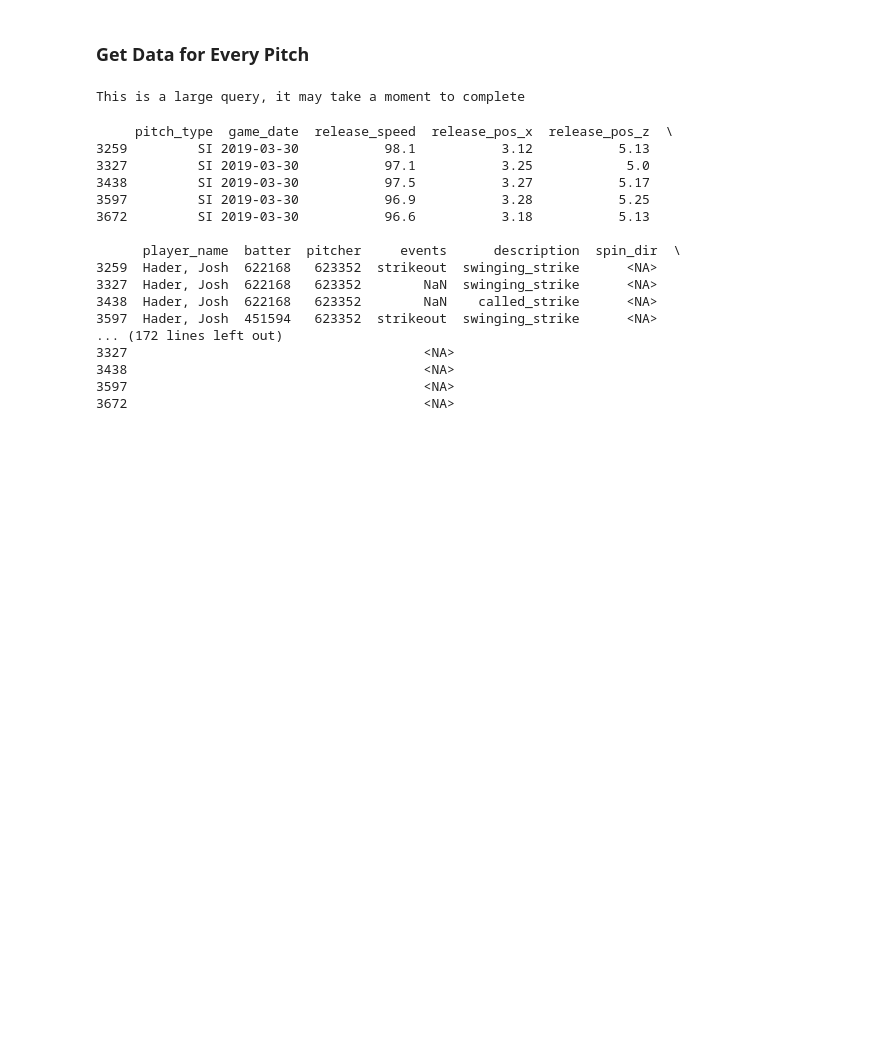
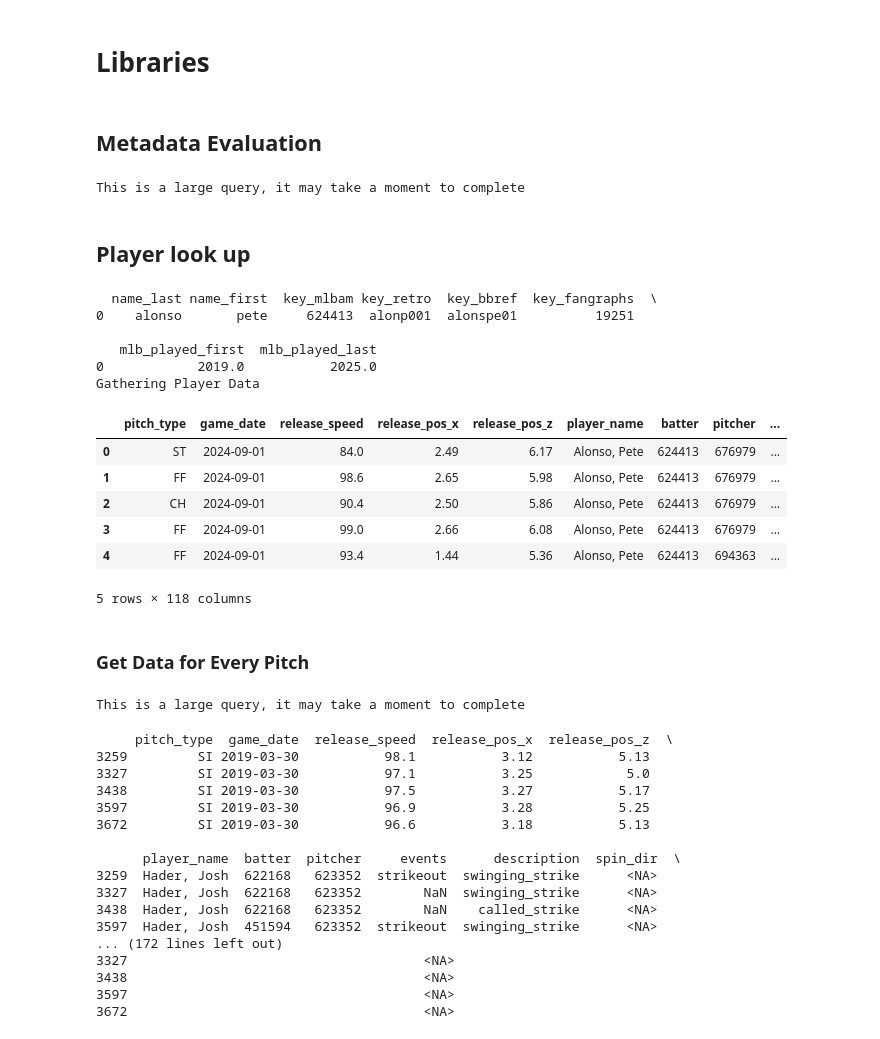
Before and after one commit to dstrick17/baseball, a Jupyter notebook: baseball.ipynb, the cells around one changed output. Drawn from its saved outputs; the diff is of its cells as text; code cells hidden in the pictures; blank space fills up the shorter version.

```diff
--- a/baseball.ipynb
+++ b/baseball.ipynb
@@ -108,0 +21,2 @@ NameError: name 'data' is not defined
+# %% [markdown]
+# Libraries
@@ -109,3 +32,40 @@ NameError: name 'data' is not defined
+# %% [markdown]
+## Metadata Evaluation
+# %%
+statcast_df = statcast('2023-06-01', '2023-06-01')
+statcast_df.columns
+pd.set_option('display.max_columns', None)
+pd.set_option('display.width', None)
+# %% [output]
+This is a large query, it may take a moment to complete
+# %% [markdown]
+## Player look up
+# %%
+# Find Pete Alonso
+player_info = playerid_lookup('Alonso', 'Pete')
+print(player_info)
+
+# Get Peta ALonso's player ID using key_mlbam column
+alonso_id = player_info['key_mlbam'].values[0]
+
+# Load Statcast data for The player
+alonso_data = statcast_batter('2019-04-01', '2024-09-01', alonso_id)
+
+alonso_data.head()
+# %% [output]
+  name_last name_first  key_mlbam key_retro  key_bbref  key_fangraphs  \
+0    alonso       pete     624413  alonp001  alonspe01          19251
+
+   mlb_played_first  mlb_played_last
+0            2019.0           2025.0
+Gathering Player Data
+|  | pitch_type | game_date | release_speed | release_pos_x | release_pos_z | player_name | batter | pitcher | ... |
+| 0 | ST | 2024-09-01 | 84.0 | 2.49 | 6.17 | Alonso, Pete | 624413 | 676979 | ... |
+| 1 | FF | 2024-09-01 | 98.6 | 2.65 | 5.98 | Alonso, Pete | 624413 | 676979 | ... |
+| 2 | CH | 2024-09-01 | 90.4 | 2.50 | 5.86 | Alonso, Pete | 624413 | 676979 | ... |
+| 3 | FF | 2024-09-01 | 99.0 | 2.66 | 6.08 | Alonso, Pete | 624413 | 676979 | ... |
+| 4 | FF | 2024-09-01 | 93.4 | 1.44 | 5.36 | Alonso, Pete | 624413 | 694363 | ... |
+5 rows × 118 columns
 # %% [markdown]
 ### Get Data for Every Pitch
 # %%
```
Also changed, not shown: parts of 2 cells of this notebook.
